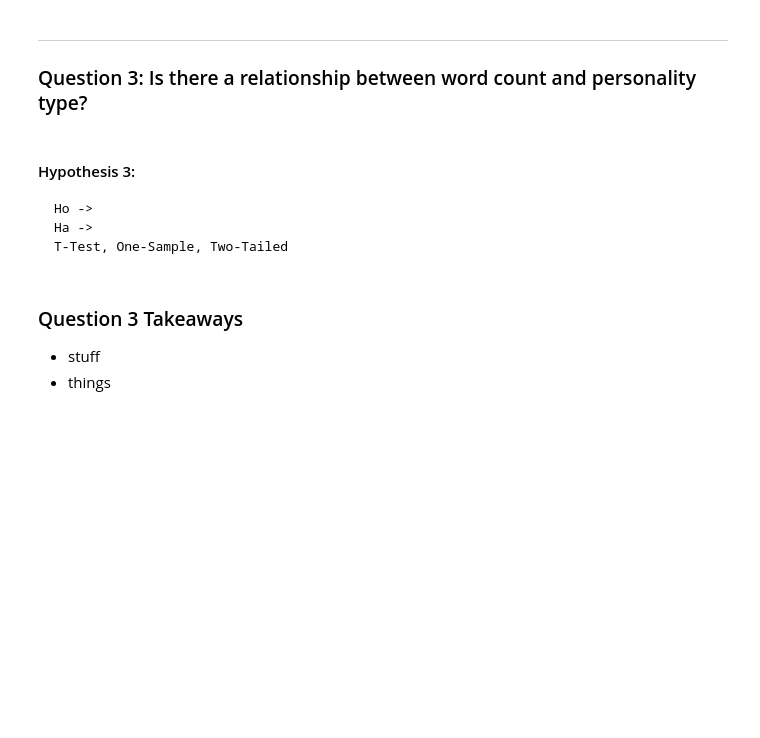
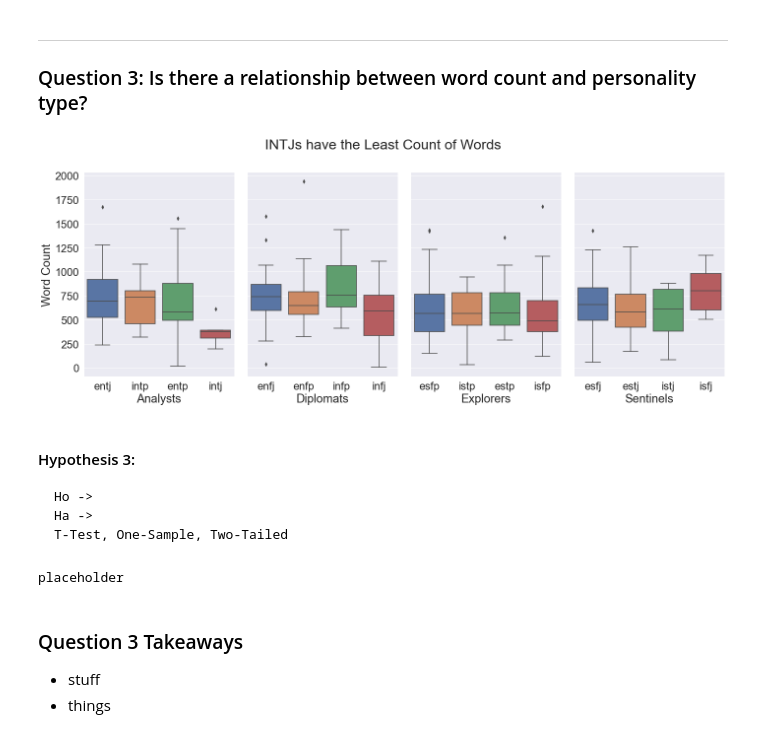
Before and after one commit to twitter-personality-predictor/capstone-project, a Jupyter notebook: morgan/final_report.ipynb, the cells around one changed output. Saved outputs shown, nothing was run; the diff lists cells and outputs as text; code cells hidden in the pictures; blank space fills up the shorter version.

```diff
--- a/morgan/final_report.ipynb
+++ b/morgan/final_report.ipynb
@@ -146,12 +173,20 @@ What does the data look like? (Percent population -> flow chart with ratios)
 # %% [markdown]
 ---
 ### Question 3: Is there a relationship between word count and personality type?
+# %%
+explore.q3_vis(train)
+# %% [output]
+[figure, added]
 # %% [markdown]
 #### Hypothesis 3:
 
     Ho ->
     Ha ->
     T-Test, One-Sample, Two-Tailed
+# %%
+explore.q3_stats(train)
+# %% [output]
+placeholder
 # %% [markdown]
 ### Question 3 Takeaways
 - stuff
```
Also changed, not shown: parts of 16 cells of this notebook, 3 other files.
